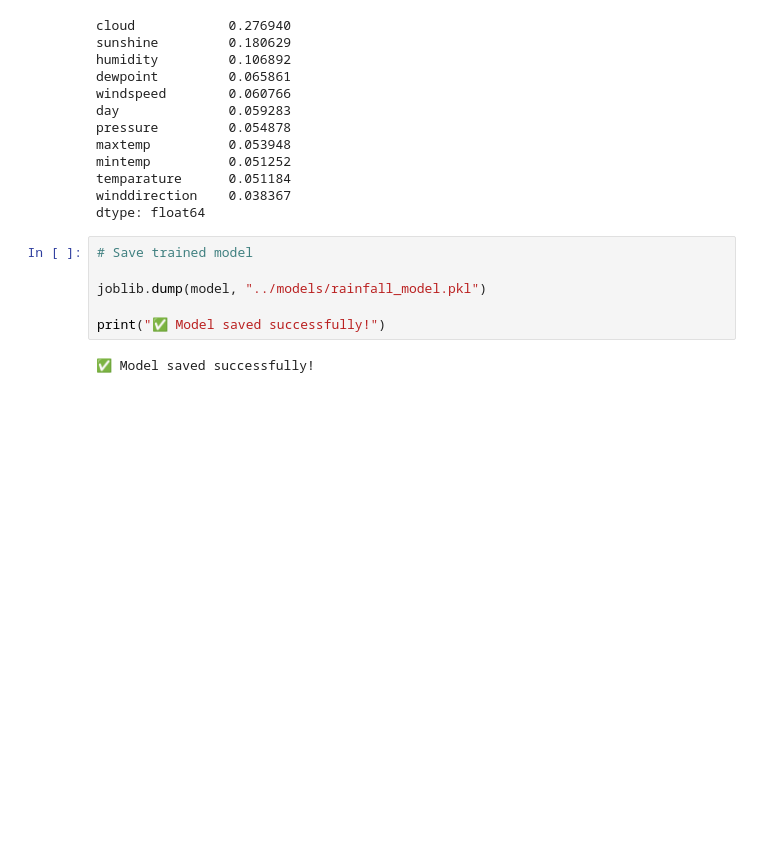
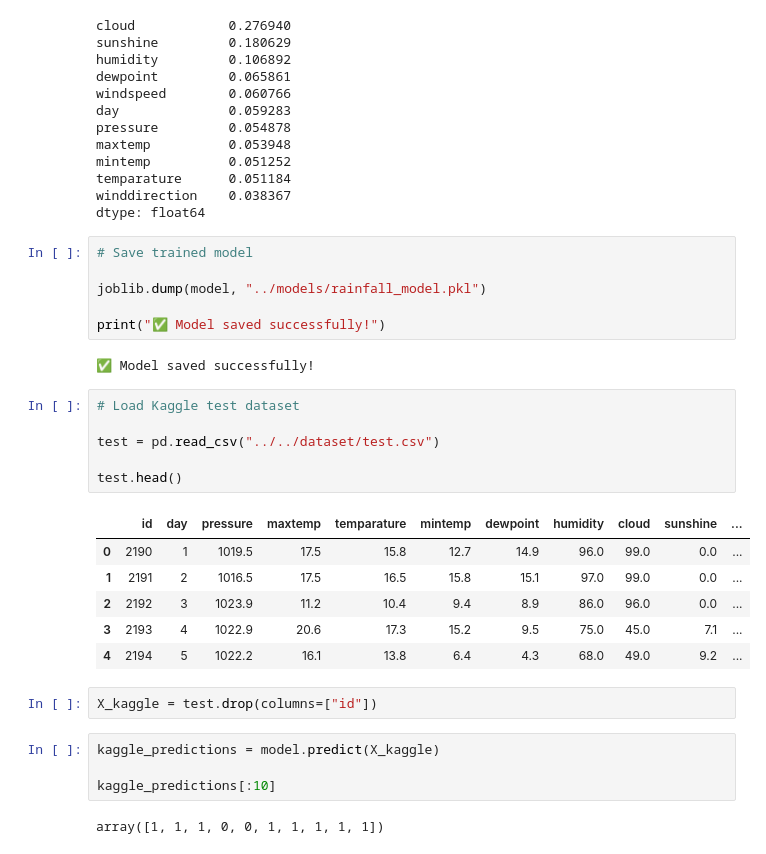
Before and after one commit to DILANTHA9590/rainfall-prediction-ml, a Jupyter notebook: backend/notebooks/01_eda.ipynb, the cells around one changed output. Saved outputs shown, nothing was run; the diff lists cells and outputs as text; blank space fills up the shorter version.

Commit message:
generate Kaggle submission CSV using trained model

```diff
--- a/backend/notebooks/01_eda.ipynb
+++ b/backend/notebooks/01_eda.ipynb
@@ -325,3 +325,24 @@ joblib.dump(model, "../models/rainfall_model.pkl")
 print("✅ Model saved successfully!")
 # %% [output]
 ✅ Model saved successfully!
+# %%
+# Load Kaggle test dataset
+
+test = pd.read_csv("../../dataset/test.csv")
+
+test.head()
+# %% [output]
+|  | id | day | pressure | maxtemp | temparature | mintemp | dewpoint | humidity | cloud | sunshine | ... |
+| 0 | 2190 | 1 | 1019.5 | 17.5 | 15.8 | 12.7 | 14.9 | 96.0 | 99.0 | 0.0 | ... |
+| 1 | 2191 | 2 | 1016.5 | 17.5 | 16.5 | 15.8 | 15.1 | 97.0 | 99.0 | 0.0 | ... |
+| 2 | 2192 | 3 | 1023.9 | 11.2 | 10.4 | 9.4 | 8.9 | 86.0 | 96.0 | 0.0 | ... |
+| 3 | 2193 | 4 | 1022.9 | 20.6 | 17.3 | 15.2 | 9.5 | 75.0 | 45.0 | 7.1 | ... |
+| 4 | 2194 | 5 | 1022.2 | 16.1 | 13.8 | 6.4 | 4.3 | 68.0 | 49.0 | 9.2 | ... |
+# %%
+X_kaggle = test.drop(columns=["id"])
+# %%
+kaggle_predictions = model.predict(X_kaggle)
+
+kaggle_predictions[:10]
+# %% [output]
+array([1, 1, 1, 0, 0, 1, 1, 1, 1, 1])
```
Also changed, not shown: parts of 2 cells of this notebook.
